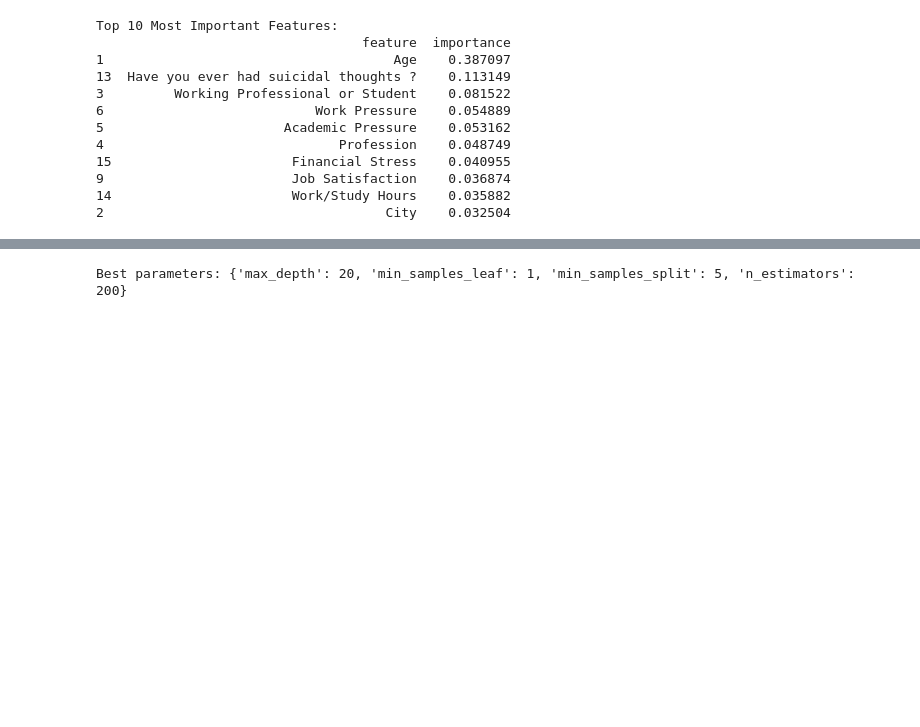
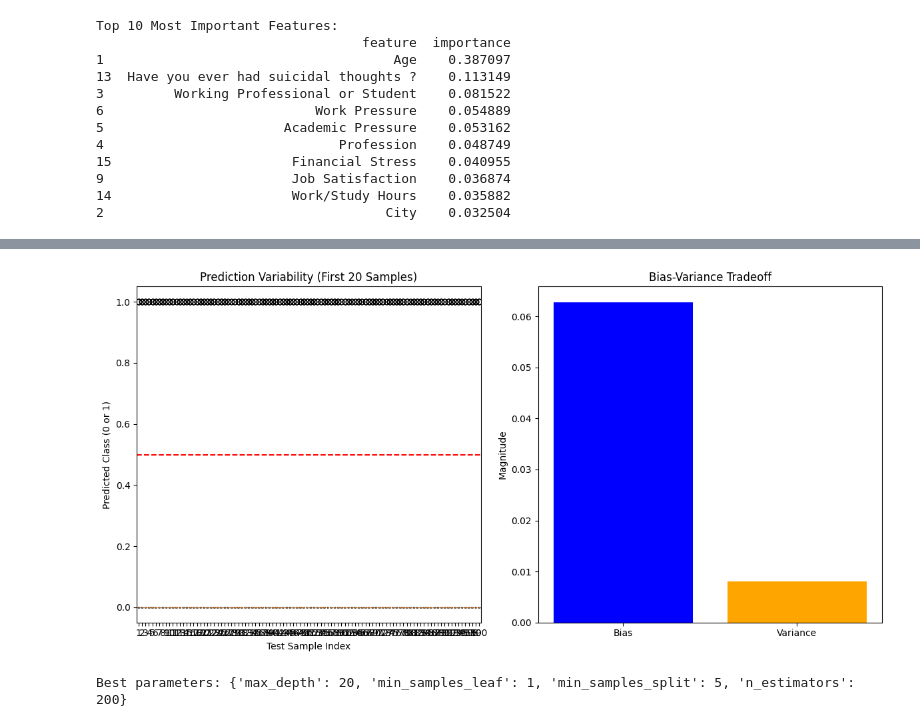
Before and after one commit to mennamohamed0207/Exploring-Mental-Health, a Jupyter notebook: model.ipynb, the cells around one changed output, grey strips where cells are left out. Cells and saved outputs as stored; diff of their text form; code cells hidden in the pictures; blank space fills up the shorter version.

Commit message:
feat: calculate bias and variance for random forest :deciduous_tree:

```diff
--- a/model.ipynb
+++ b/model.ipynb
@@ -40,14 +40,14 @@ def read_data(file_path):
         return None
 # %%
 # Read the training data
-train_data = read_data('/kaggle/input/mentalhealth/train.csv')
+train_data = read_data('./dataset/train.csv')
 if train_data is not None:
     print("Data loaded successfully!")
 # %% [output]
 Data loaded successfully!
 # %%
 def preprocess_data():
-    train_data = read_data('/kaggle/input/mentalhealth/train.csv')
+    train_data = read_data('./dataset/train.csv')
     if train_data is not None:
         print("Data loaded successfully!")
     # Handle categorical variables
@@ -545,3 +545,76 @@ Top 10 Most Important Features:
 9                        Job Satisfaction    0.036874
 14                       Work/Study Hours    0.035882
 2                                    City    0.032504
+# %%
+X_train, X_test, y_train, y_test = preprocess_data()
+
+from sklearn.ensemble import RandomForestClassifier
+import numpy as np
+import matplotlib.pyplot as plt
+from sklearn.metrics import accuracy_score
+
+np.random.seed(42)
+
+# Parameters
+n_models = 100  # Number of bootstrap models
+test_size = 0.2  # Bootstrap sample fraction
+predictions = np.zeros((n_models, len(X_test)))
+
+# Convert y_train to numpy array if needed
+y_train_np = y_train.values if hasattr(y_train, 'values') else y_train
+y_test_np = y_test.values if hasattr(y_test, 'values') else y_test
+
+# Random Forest parameters
+rf_params = {
+    'n_estimators': 200,
+    'max_depth': 20,
+    'min_samples_split': 5,
+    'min_samples_leaf': 1,
+    'random_state': 42,
+    'class_weight': 'balanced'
+}
+
+# Train models on bootstrap samples
+for i in range(n_models):
+    idx = np.random.choice(len(X_train), size=int(len(X_train)*(1 - test_size)), replace=True)
+    X_boot = X_train.iloc[idx] if hasattr(X_train, 'iloc') else X_train[idx]
+    y_boot = y_train_np[idx]
+
+    model = RandomForestClassifier(**rf_params)
+    model.fit(X_boot, y_boot)
+    predictions[i] = model.predict(X_test)
+
+# Aggregate predictions
+mean_predictions = np.mean(predictions, axis=0)
+y_pred_rf = (mean_predictions > 0.5).astype(int)
+
+# Bias and variance
+bias_rf = np.mean(y_pred_rf != y_test_np)
+variance_rf = np.mean(np.var(predictions, axis=0))
+accuracy_rf = np.mean(y_pred_rf == y_test_np)
+
+print(f"\nRandom Forest Bias-Variance Analysis (n=200)")
+print("="*50)
+print(f"Accuracy: {accuracy_rf:.4f}")
+print(f"Bias: {bias_rf:.4f}")
+print(f"Variance: {variance_rf:.4f}")
+
+# Visualization
+plt.figure(figsize=(12, 6))
+
+# Boxplot for prediction variability (first 20 test samples)
+plt.subplot(1, 2, 1)
+plt.boxplot(predictions[:, :20].T)
+plt.axhline(0.5, color='r', linestyle='--')
+plt.xlabel('Test Sample Index')
+plt.ylabel('Predicted Class (0 or 1)')
+plt.title('Prediction Variability (First 20 Samples)')
+
+# Bias-variance bar chart
+plt.subplot(1, 2, 2)
+plt.bar(['Bias', 'Variance'], [bias_rf, variance_rf], color=['blue', 'orange'])
+plt.ylabel('Magnitude')
+plt.title('Bias-Variance Tradeoff')
+plt.tight_layout()
+plt.show()
+# %% [output]
@@ -548,3 +628,4 @@ Top 10 Most Important Features:
+[figure, added]
 # %%
 from sklearn.model_selection import GridSearchCV
 # Define parameter grid
```
Also changed, not shown: parts of 1 cell of this notebook.
